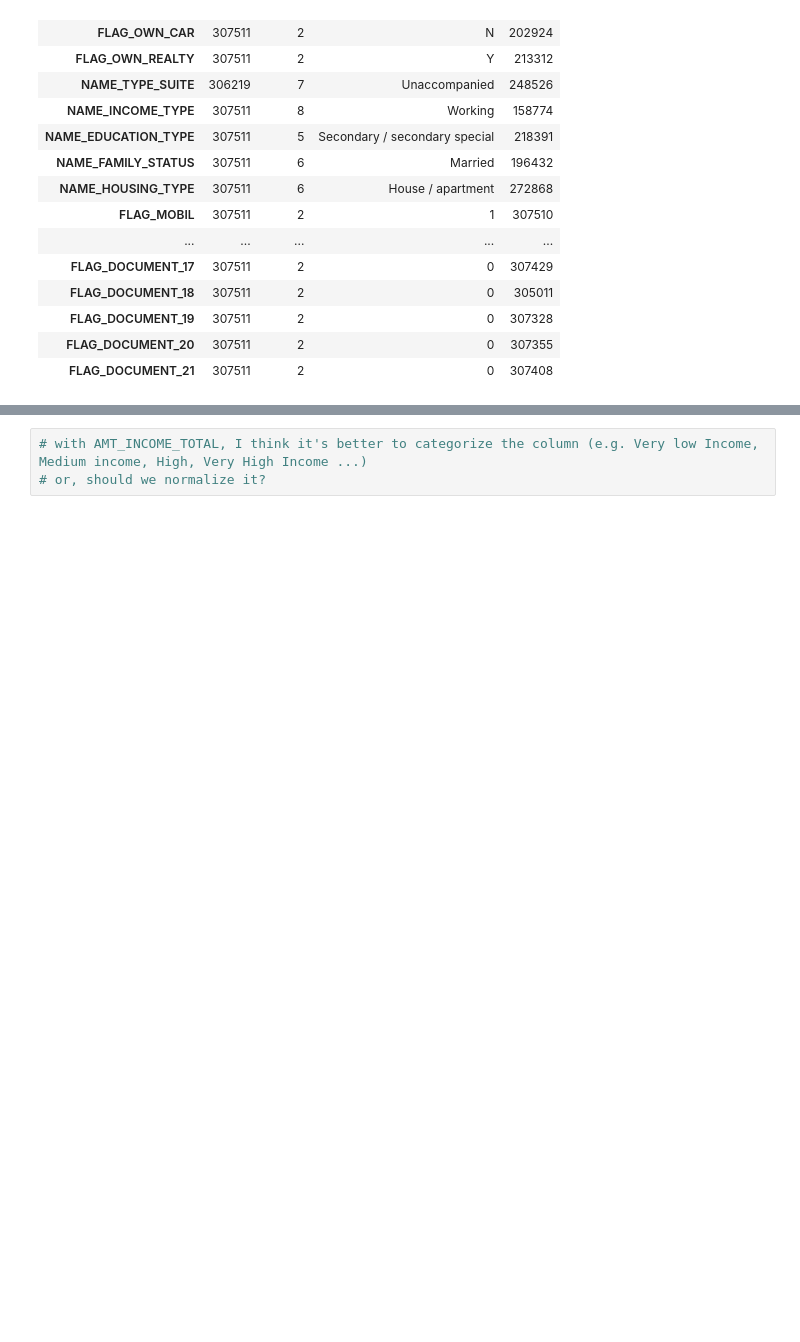
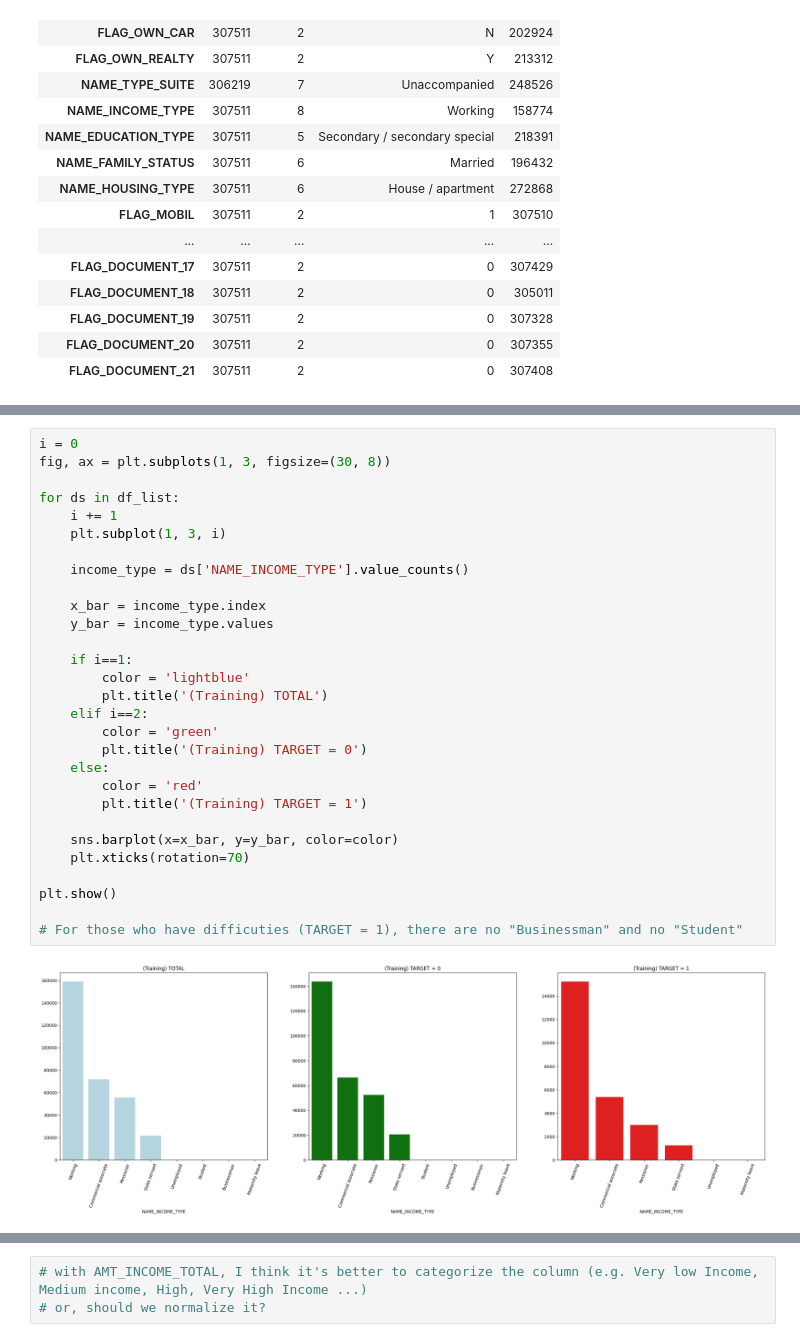
Before and after one commit to huanrafa/ProjectPracticing, a Jupyter notebook: 2023_11(2) Home Credit Default Risk/HomeCredit.ipynb, the cells around one changed output, grey strips where cells are left out. Saved outputs shown, nothing was run; the diff lists cells and outputs as text; blank space fills up the shorter version.

```diff
--- a/2023_11(2) Home Credit Default Risk/HomeCredit.ipynb
+++ b/2023_11(2) Home Credit Default Risk/HomeCredit.ipynb
@@ -852,0 +859,31 @@ Categorical statistic summary (training)
+# %%
+i = 0
+fig, ax = plt.subplots(1, 3, figsize=(30, 8))
+
+for ds in df_list:
+    i += 1
+    plt.subplot(1, 3, i)
+
+    income_type = ds['NAME_INCOME_TYPE'].value_counts()
+
+    x_bar = income_type.index
+    y_bar = income_type.values
+
+    if i==1:
+        color = 'lightblue'
+        plt.title('(Training) TOTAL')
+    elif i==2:
+        color = 'green'
+        plt.title('(Training) TARGET = 0')
+    else:
+        color = 'red'
+        plt.title('(Training) TARGET = 1')
+
+    sns.barplot(x=x_bar, y=y_bar, color=color)
+    plt.xticks(rotation=70)
+
+plt.show()
+
+# For those who have difficuties (TARGET = 1), there are no "Businessman" and no "Student"
+# %% [output]
+[figure, added]
```
Also changed, not shown: parts of 17 cells of this notebook.
